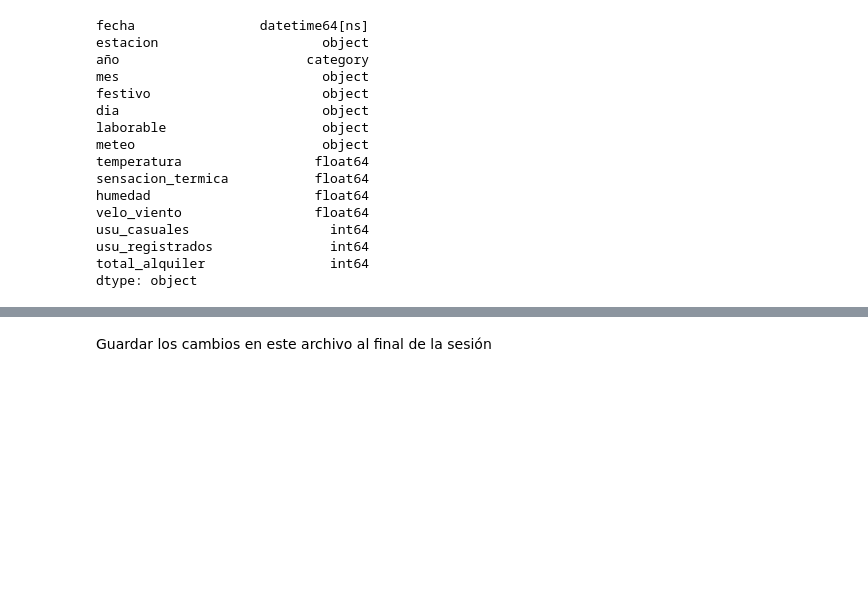
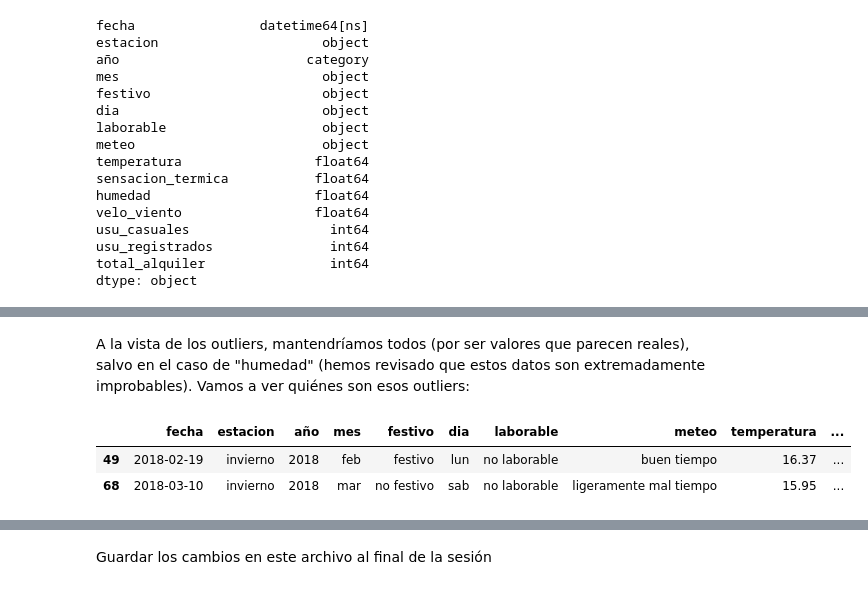
Before and after one commit to GriselleAlanis/project-da-promoE-module3-team1, a Jupyter notebook: Limpieza.ipynb, the cells around one changed output, grey strips where cells are left out. Cells and saved outputs as stored; diff of their text form; code cells hidden in the pictures; blank space fills up the shorter version.

```diff
--- a/Limpieza.ipynb
+++ b/Limpieza.ipynb
@@ -194,0 +211,8 @@ dtype: object
+# %% [markdown]
+A la vista de los outliers, mantendríamos todos (por ser valores que parecen reales), salvo en el caso de "humedad" (hemos revisado que estos datos son extremadamente improbables). Vamos a ver quiénes son esos outliers:
+# %%
+df[df["humedad"] < 20]
+# %% [output]
+|  | fecha | estacion | año | mes | festivo | dia | laborable | meteo | temperatura | ... |
+| 49 | 2018-02-19 | invierno | 2018 | feb | festivo | lun | no laborable | buen tiempo | 16.37 | ... |
+| 68 | 2018-03-10 | invierno | 2018 | mar | no festivo | sab | no laborable | ligeramente mal tiempo | 15.95 | ... |
```
Also changed, not shown: parts of 11 cells of this notebook, 8 other files.
